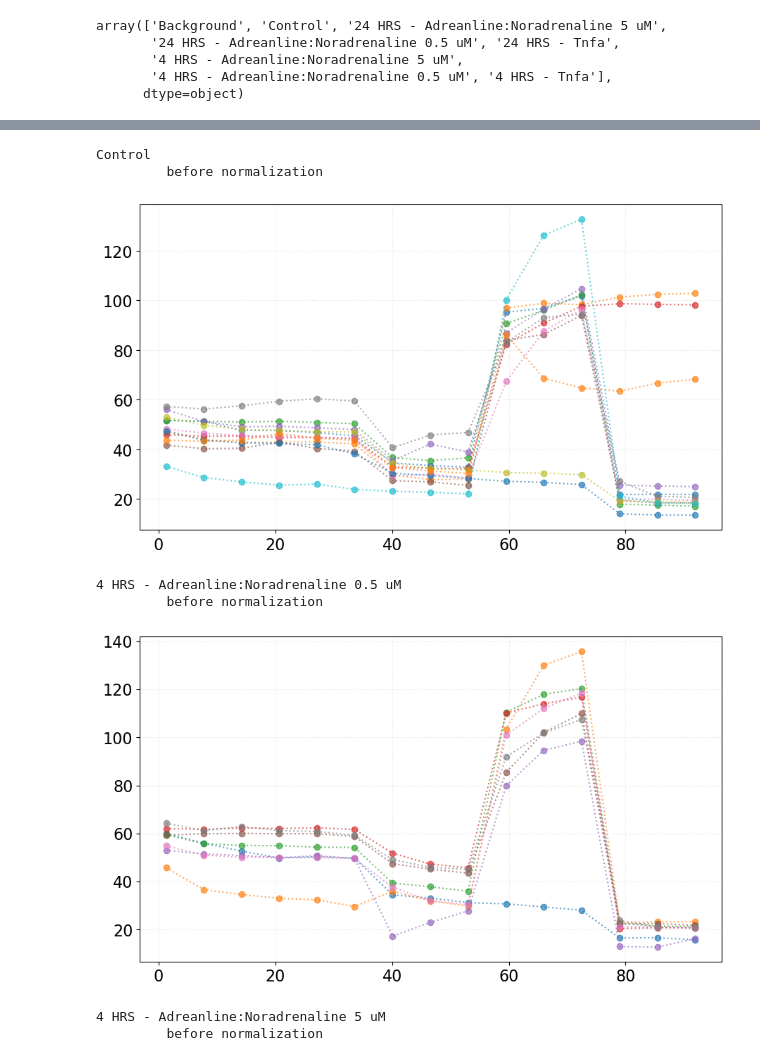
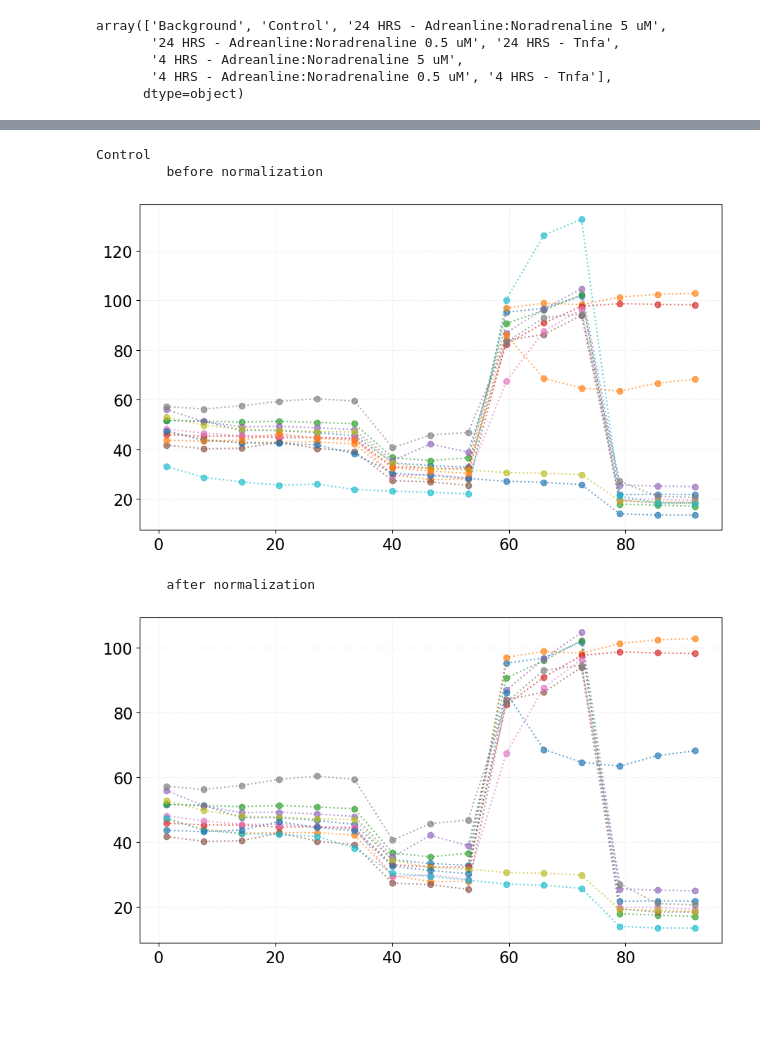
Before and after one commit to adelomana/vigur, a Jupyter notebook: phenotype/seahorse/seahorse.ipynb, the cells around one changed output, grey strips where cells are left out. Drawn from its saved outputs; the diff is of its cells as text; code cells hidden in the pictures; blank space fills up the shorter version.

```diff
--- a/phenotype/seahorse/seahorse.ipynb
+++ b/phenotype/seahorse/seahorse.ipynb
@@ -27,29 +67,41 @@ array(['Background', 'Control', '24 HRS - Adreanline:Noradrenaline 5 uM',
 # %%
 working_groups = ['Control', '4 HRS - Adreanline:Noradrenaline 0.5 uM', '4 HRS - Adreanline:Noradrenaline 5 uM']
+excluded_wells = {}
+excluded_wells['Control'] = ['F11']
 
-for condition in working_groups:
+for condition in working_groups[:1]:
+
     print(condition)
     sub = df[df['Group'] == condition]
 
+    # generate dataframe for this trajectory
     dff = pandas.DataFrame()
     wells = sub['Well'].unique()
     for well in wells:
         trajectory = sub[sub['Well'] == well][['Time', 'OCR']]
         trajectory.set_index('Time', inplace=True)
         trajectory.rename(columns={'OCR': well}, inplace=True)
         dff[well] = trajectory[well]
 
-    # plots
+    # plot original data
     print('\t before normalization')
     matplotlib.pyplot.plot(dff.index, dff, 'o:', alpha=2/3)
     matplotlib.pyplot.grid(ls=':', alpha=1/3)
     matplotlib.pyplot.show()
+
+    # exclude samples that failed technically
+    dff.drop(excluded_wells[condition], axis='columns', inplace=True)
+
+    # plot after excluding technical failures
+    print('\t after normalization')
+    matplotlib.pyplot.plot(dff.index, dff, 'o:', alpha=2/3)
+    matplotlib.pyplot.grid(ls=':', alpha=1/3)
+    matplotlib.pyplot.show()
+
+dff
 # %% [output]
 Control
          before normalization
 [figure]
-4 HRS - Adreanline:Noradrenaline 0.5 uM
-         before normalization
+         after normalization
-[figure, old version]
+[figure, new version]
-4 HRS - Adreanline:Noradrenaline 5 uM
-         before normalization
```
Also changed, not shown: parts of 12 cells of this notebook.
